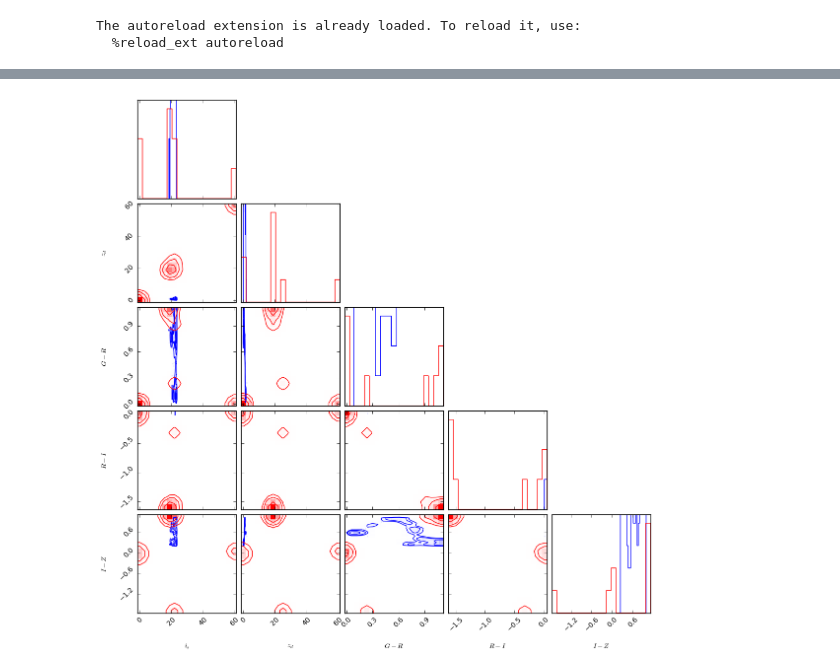
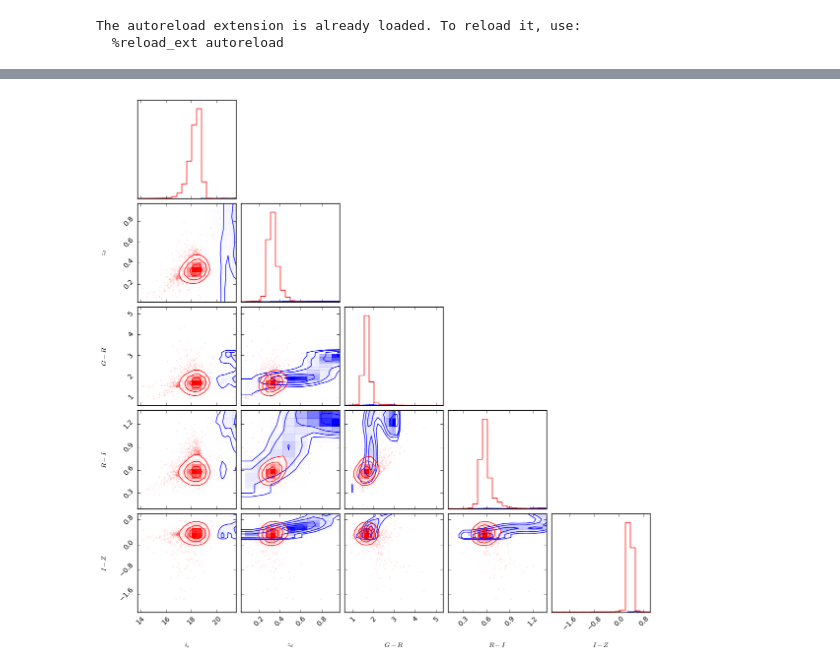
Before and after one commit to drphilmarshall/OM10, a Jupyter notebook: notebooks/LensColorComparison.ipynb, the cells around one changed output, grey strips where cells are left out. Drawn from its saved outputs; the diff is of its cells as text; code cells hidden in the pictures.

```diff
--- a/notebooks/LensColorComparison.ipynb
+++ b/notebooks/LensColorComparison.ipynb
@@ -82,16 +54,18 @@ axis_labels['IZ'] = '$I-Z$'
 # %%
 # load the "real" values and overlap it with the previous one
 # ra  dec  z  mag_u  mag_g  mag_r  mag_i  mag_z
 table = np.loadtxt('../data/SDSS_LRGs.txt')
 
-z = table[2]
-i = table[7]
-gr = table[5]-table[6]
-ri = table[6]-table[7]
-iz = table[7]-table[8]
+table = table[table[:,6]<35]
+
+z = table[:,2]
+i = table[:,6]
+gr = table[:,4]-table[:,5]
+ri = table[:,5]-table[:,6]
+iz = table[:,6]-table[:,7]
 
 data = Table({'MAGI': i, 'ZLENS': z, 'GR': gr, 'RI': ri, 'IZ': iz}, names=['MAGI', 'ZLENS', 'GR', 'RI', 'IZ'])
 features, labels = plotting.extract_features(data, ('MAGI','ZLENS', 'GR', 'RI', 'IZ'))
 corner.corner(features, labels=labels, color='red', smooth=1.0, fig=fig)
 # %% [output]
-[figure, old version]
+[figure, new version]
```
Also changed, not shown: parts of 5 cells of this notebook, 1 other file.
